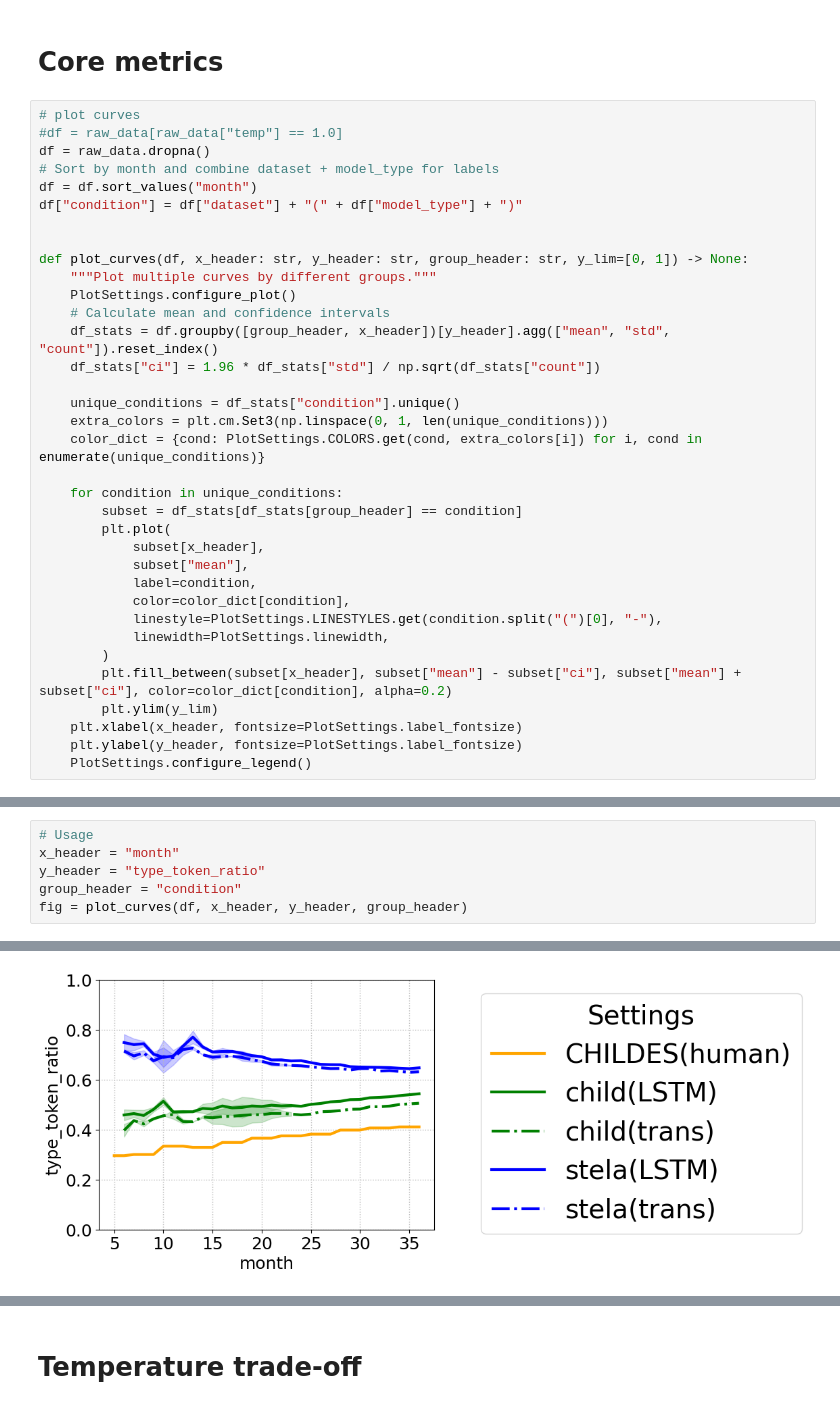
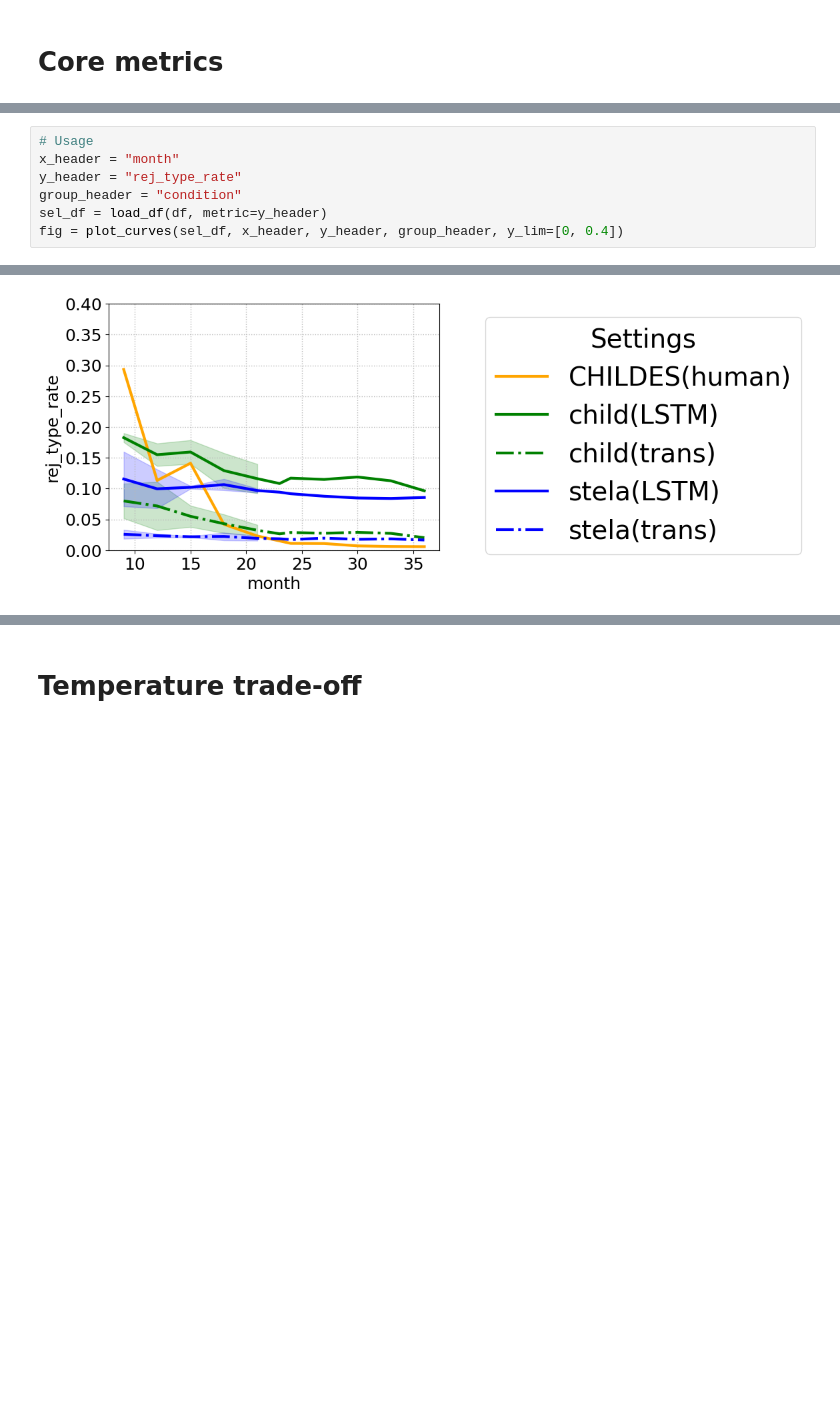
Before and after one commit to nhamilakis/Lexical-benchmark, a Jupyter notebook: notebooks/paper_fig.ipynb, the cells around one changed output, grey strips where cells are left out. Cells and saved outputs as stored; diff of their text form; blank space fills up the shorter version.

```diff
--- a/notebooks/paper_fig.ipynb
+++ b/notebooks/paper_fig.ipynb
@@ -59,37 +83,2 @@ df
 # %% [markdown]
 # Core metrics
-# %%
-# plot curves
-#df = raw_data[raw_data["temp"] == 1.0]
-df = raw_data.dropna()
-# Sort by month and combine dataset + model_type for labels
-df = df.sort_values("month")
-df["condition"] = df["dataset"] + "(" + df["model_type"] + ")"
-
-
-def plot_curves(df, x_header: str, y_header: str, group_header: str, y_lim=[0, 1]) -> None:
-    """Plot multiple curves by different groups."""
-    PlotSettings.configure_plot()
-    # Calculate mean and confidence intervals
-    df_stats = df.groupby([group_header, x_header])[y_header].agg(["mean", "std", "count"]).reset_index()
-    df_stats["ci"] = 1.96 * df_stats["std"] / np.sqrt(df_stats["count"])
-
-    unique_conditions = df_stats["condition"].unique()
-    extra_colors = plt.cm.Set3(np.linspace(0, 1, len(unique_conditions)))
-    color_dict = {cond: PlotSettings.COLORS.get(cond, extra_colors[i]) for i, cond in enumerate(unique_conditions)}
-
-    for condition in unique_conditions:
-        subset = df_stats[df_stats[group_header] == condition]
-        plt.plot(
-            subset[x_header],
-            subset["mean"],
-            label=condition,
-            color=color_dict[condition],
-            linestyle=PlotSettings.LINESTYLES.get(condition.split("(")[0], "-"),
-            linewidth=PlotSettings.linewidth,
-        )
-        plt.fill_between(subset[x_header], subset["mean"] - subset["ci"], subset["mean"] + subset["ci"], color=color_dict[condition], alpha=0.2)
-        plt.ylim(y_lim)
-    plt.xlabel(x_header, fontsize=PlotSettings.label_fontsize)
-    plt.ylabel(y_header, fontsize=PlotSettings.label_fontsize)
-    PlotSettings.configure_legend()
@@ -201,16 +167,17 @@ stela(trans)
 # %%
 # Usage
 x_header = "month"
-y_header = "type_token_ratio"
+y_header = "rej_type_rate"
 group_header = "condition"
-fig = plot_curves(df, x_header, y_header, group_header)
+sel_df = load_df(df, metric=y_header)
+fig = plot_curves(sel_df, x_header, y_header, group_header, y_lim=[0, 0.4])
 # %% [output]
 CHILDES(human)
 child(LSTM)
 child(trans)
 stela(LSTM)
 stela(trans)
-[figure, old version]
+[figure, new version]
 # %%
 # Usage
 x_header = "month"
```
Also changed, not shown: parts of 14 cells of this notebook, 4 other files.
